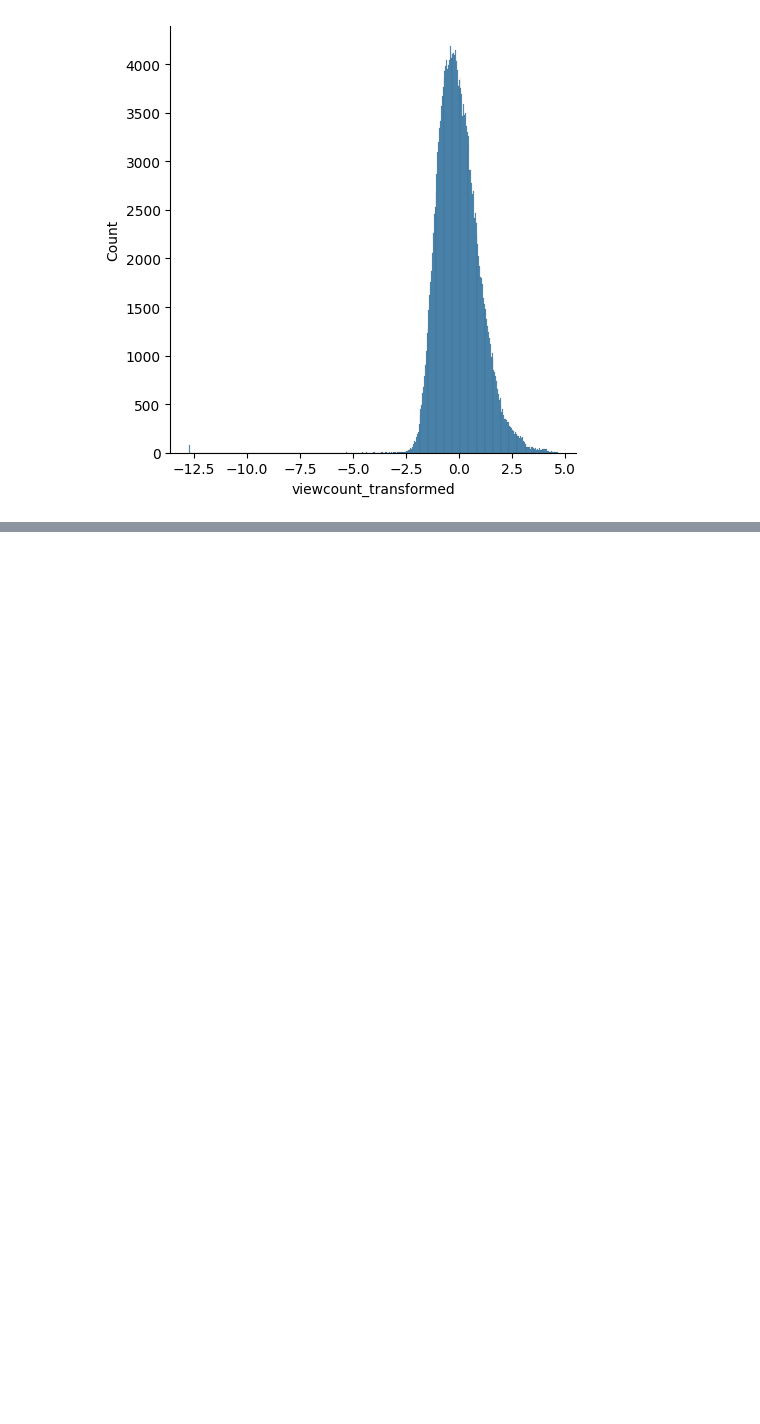
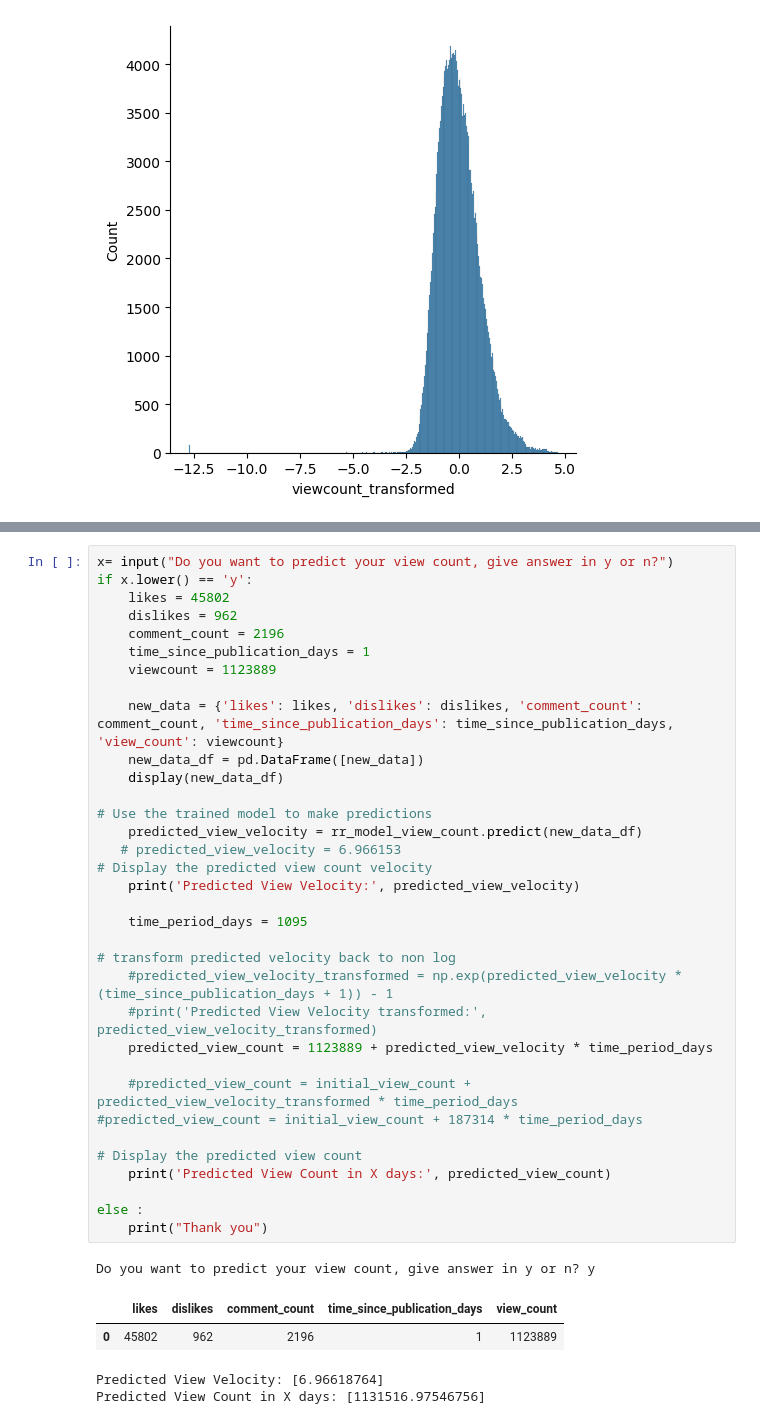
Before and after one commit to MeghaBhambri/youtube_engagement_analysis, a Jupyter notebook: notebooks/feature_analysis_model_creation.ipynb, the cells around one changed output, grey strips where cells are left out. Saved outputs shown, nothing was run; the diff lists cells and outputs as text; blank space fills up the shorter version.

```diff
--- a/notebooks/feature_analysis_model_creation.ipynb
+++ b/notebooks/feature_analysis_model_creation.ipynb
@@ -336,0 +542,40 @@ Coefficient of determination: 0.50
+# %%
+x= input("Do you want to predict your view count, give answer in y or n?")
+if x.lower() == 'y':
+    likes = 45802
+    dislikes = 962
+    comment_count = 2196
+    time_since_publication_days = 1
+    viewcount = 1123889
+
+    new_data = {'likes': likes, 'dislikes': dislikes, 'comment_count': comment_count, 'time_since_publication_days': time_since_publication_days, 'view_count': viewcount}
+    new_data_df = pd.DataFrame([new_data])
+    display(new_data_df)
+
+# Use the trained model to make predictions
+    predicted_view_velocity = rr_model_view_count.predict(new_data_df)
+   # predicted_view_velocity = 6.966153
+# Display the predicted view count velocity
+    print('Predicted View Velocity:', predicted_view_velocity)
+
+    time_period_days = 1095
+
+# transform predicted velocity back to non log
+    #predicted_view_velocity_transformed = np.exp(predicted_view_velocity * (time_since_publication_days + 1)) - 1
+    #print('Predicted View Velocity transformed:', predicted_view_velocity_transformed)
+    predicted_view_count = 1123889 + predicted_view_velocity * time_period_days
+
+    #predicted_view_count = initial_view_count + predicted_view_velocity_transformed * time_period_days
+#predicted_view_count = initial_view_count + 187314 * time_period_days
+
+# Display the predicted view count
+    print('Predicted View Count in X days:', predicted_view_count)
+
+else :
+    print("Thank you")
+# %% [output]
+Do you want to predict your view count, give answer in y or n? y
+|  | likes | dislikes | comment_count | time_since_publication_days | view_count |
+| 0 | 45802 | 962 | 2196 | 1 | 1123889 |
+Predicted View Velocity: [6.96618764]
+Predicted View Count in X days: [1131516.97546756]
```
Also changed, not shown: parts of 41 cells of this notebook.
